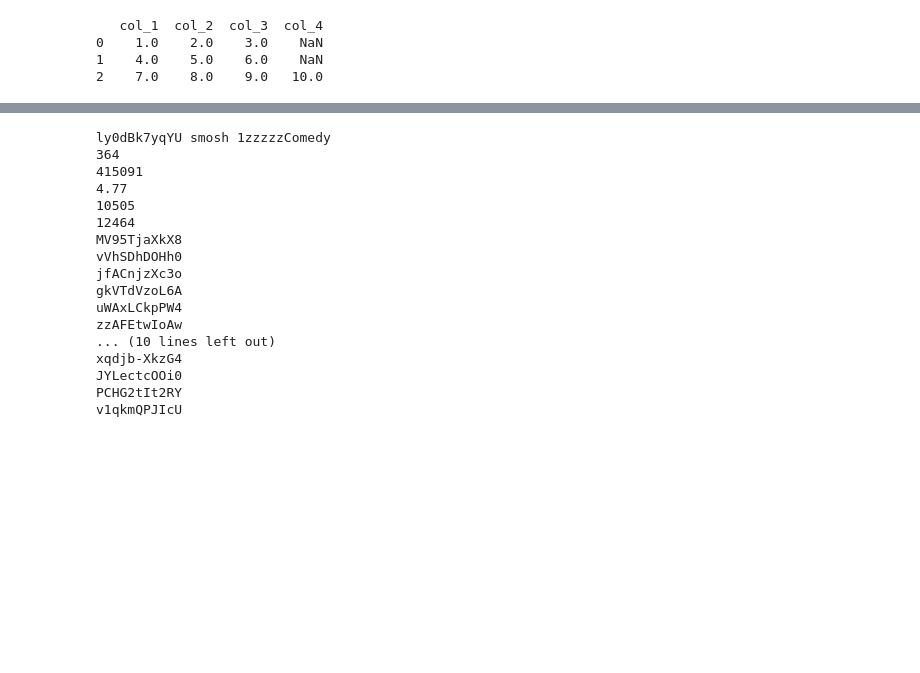
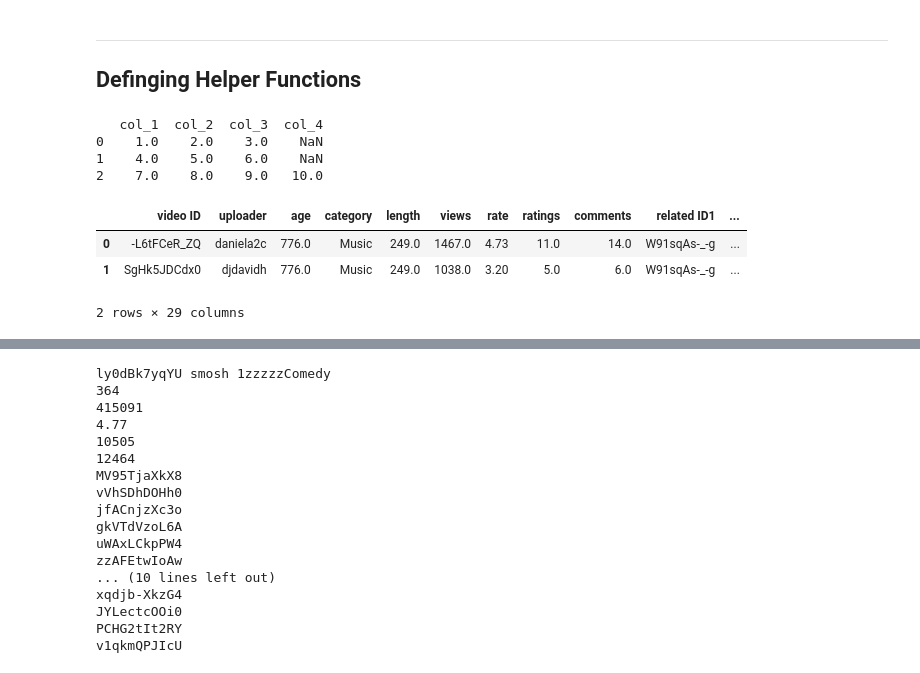
Before and after one commit to ManuSrivastava1/Youtube_video_networkAnalysis, a Jupyter notebook: Data_cleaning.ipynb, the cells around one changed output, grey strips where cells are left out. Drawn from its saved outputs; the diff is of its cells as text; code cells hidden in the pictures; blank space fills up the shorter version.

```diff
--- a/Data_cleaning.ipynb
+++ b/Data_cleaning.ipynb
@@ -1,3 +3,7 @@
 # %%
 import pandas as pd
+# %% [markdown]
+<hr>
+
+## Definging Helper Functions
 # %%
@@ -59,6 +98,7 @@ print(df)
 # for 2008 -->>
 fpath1 = "YT_datasets_raw/first_crawl/2008_crawl/080725"
 fpath2 = "YT_datasets_raw/first_crawl/2008_crawl/080727"
+fpath3 = "YT_datasets_raw/first_crawl/2007_crawl/0403"
 
 def folderTOdf(folder_path):
     file_path = folder_path + "/{0}.txt"
@@ -80,6 +120,15 @@ def folderTOdf(folder_path):
         df = pd.read_csv(path, delimiter='\t',header = None,names=col_name,low_memory=False)
         df = df.drop(columns=['related ID21','related ID22'])
         df_list.append(df)
-    return df_list
+    return df_list  #will contain 4 dfs - one for each level of crawl.
+# %%
+# making df
+df = folderTOdf(fpath3)
+df[1].head(2)
+# %% [output]
+|  | video ID | uploader | age | category | length | views | rate | ratings | comments | related ID1 | ... |
+| 0 | -L6tFCeR_ZQ | daniela2c | 776.0 | Music | 249.0 | 1467.0 | 4.73 | 11.0 | 14.0 | W91sqAs-_-g | ... |
+| 1 | SgHk5JDCdx0 | djdavidh | 776.0 | Music | 249.0 | 1038.0 | 3.20 | 5.0 | 6.0 | W91sqAs-_-g | ... |
+2 rows × 29 columns
 # %%
 folderList = [fpath1,fpath2]
```
Also changed, not shown: parts of 8 cells of this notebook.
